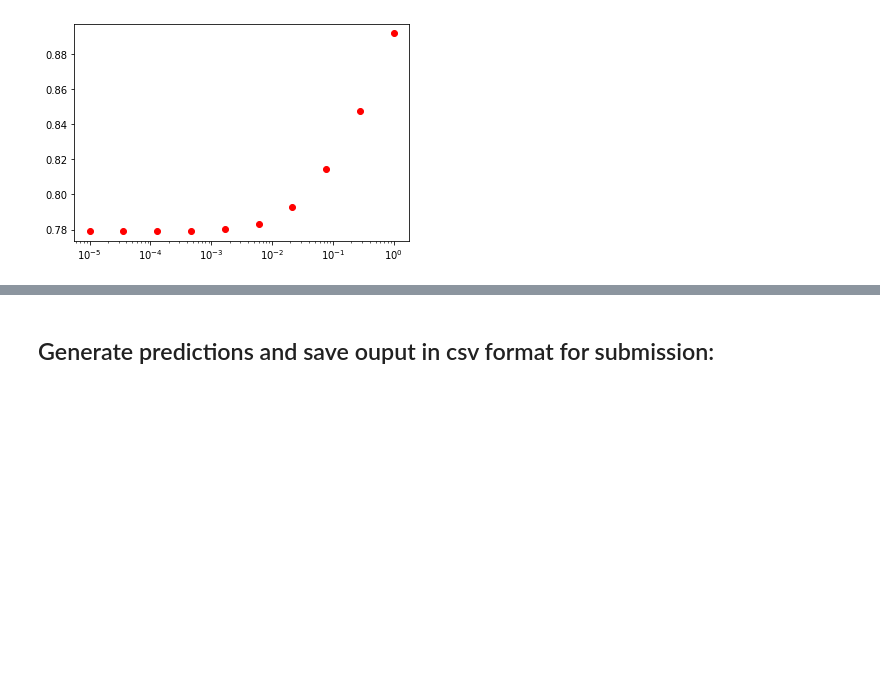
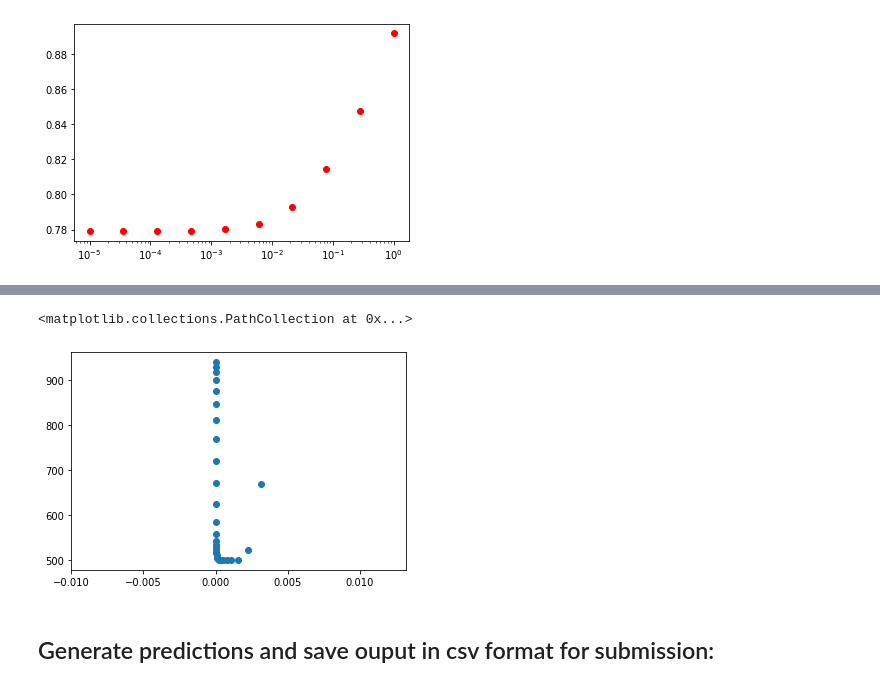
Before and after one commit to zghonda/EPFL-Machine-Learning-Higgs-2019, a Jupyter notebook: scripts/project1.ipynb, the cells around one changed output, grey strips where cells are left out. Saved outputs shown, nothing was run; the diff lists cells and outputs as text; code cells hidden in the pictures; blank space fills up the shorter version.

```diff
--- a/scripts/project1.ipynb
+++ b/scripts/project1.ipynb
@@ -177,3 +178,8 @@ Current iteration=900, loss=2507.9011820216733
+# %%
+plt.scatter(np.logspace(-7, -2.5, 30),e1)
+# %% [output]
+<matplotlib.collections.PathCollection at 0x...>
+[figure, added]
 # %% [markdown]
 ## Generate predictions and save ouput in csv format for submission:
 # %%
```
Also changed, not shown: parts of 6 cells of this notebook, 1 other file.
